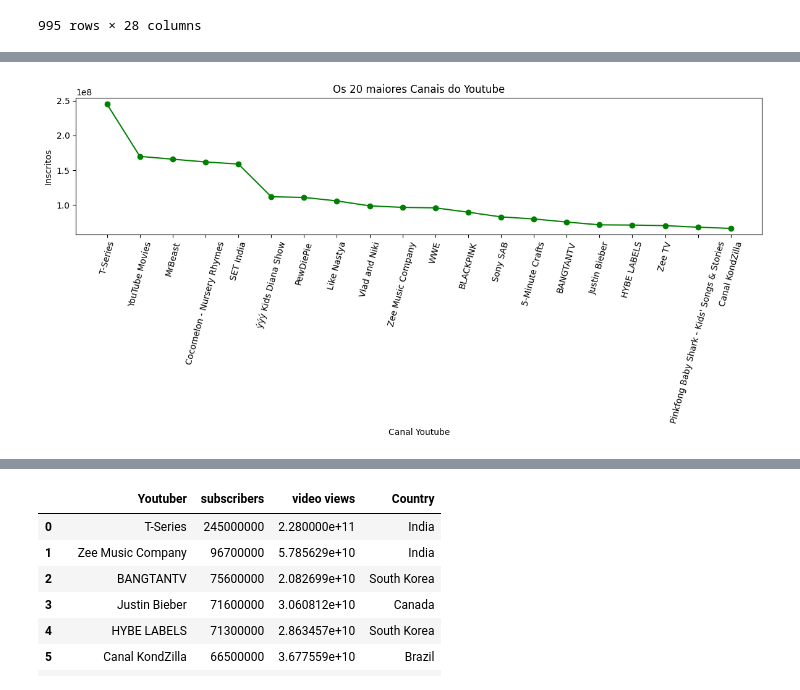
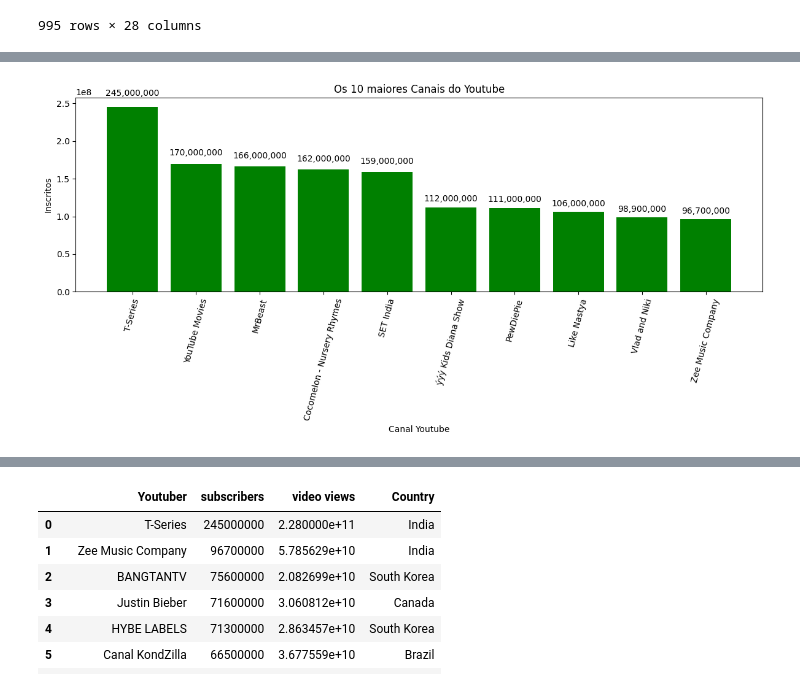
Before and after one commit to reprograma/on35-python-s17-s18-projeto-final, a Jupyter notebook: projeto-final/projeto_daniele.ipynb, the cells around one changed output, grey strips where cells are left out. Saved outputs shown, nothing was run; the diff lists cells and outputs as text; code cells hidden in the pictures.

```diff
--- a/projeto-final/projeto_daniele.ipynb
+++ b/projeto-final/projeto_daniele.ipynb
@@ -5,5 +9,5 @@ import seaborn as sns
 # %%
-df = pd.read_csv('dados/base-youtube.csv', encoding='latin1')
+df = pd.read_csv('dados/base-youtube.csv', encoding='latin')
 df
 # %% [output]
 |  | rank | Youtuber | subscribers | video views | category | Title | uploads | Country | Abbreviation | ... |
@@ -142,8 +146,8 @@ Data columns (total 28 columns):
 dtypes: float64(18), int64(3), object(7)
 memory usage: 189.0+ KB
 # %%
-df_20_canais_inscritos = df[['Youtuber', 'subscribers', 'video views', 'category', 'Country']].sort_values(by='subscribers', ascending=False).head(20)
-df_20_canais_inscritos
+df_10_canais_inscritos = df[['Youtuber', 'subscribers', 'video views', 'category', 'Country']].sort_values(by='subscribers', ascending=False).head(10)
+df_10_canais_inscritos
 # %% [output]
 |  | Youtuber | subscribers | video views | category | Country |
 | 0 | T-Series | 245000000 | 2.280000e+11 | Music | India |
@@ -165,12 +163,15 @@ df_20_canais_inscritos
 # %%
 plt.figure(figsize=(12, 6))
-plt.plot(df_20_canais_inscritos['Youtuber'], df_20_canais_inscritos['subscribers'], marker='o', linestyle='-', color='g')
+plt.bar(df_10_canais_inscritos['Youtuber'], df_10_canais_inscritos['subscribers'], color='g')
+for i, valor in enumerate(df_10_canais_inscritos['subscribers']):
+    plt.text(i, valor + 0.05 * valor, f'{valor:,.0f}', ha='center', va='bottom', fontsize=10)
+
 plt.xlabel('Canal Youtube')
 plt.ylabel('Inscritos')
-plt.title('Os 20 maiores Canais do Youtube')
+plt.title('Os 10 maiores Canais do Youtube')
 plt.xticks(rotation=75)
 plt.tight_layout()
 plt.show()
 # %% [output]
-[figure, old version]
+[figure, new version]
 # %%
```
Also changed, not shown: parts of 13 cells of this notebook, 3 other files.
